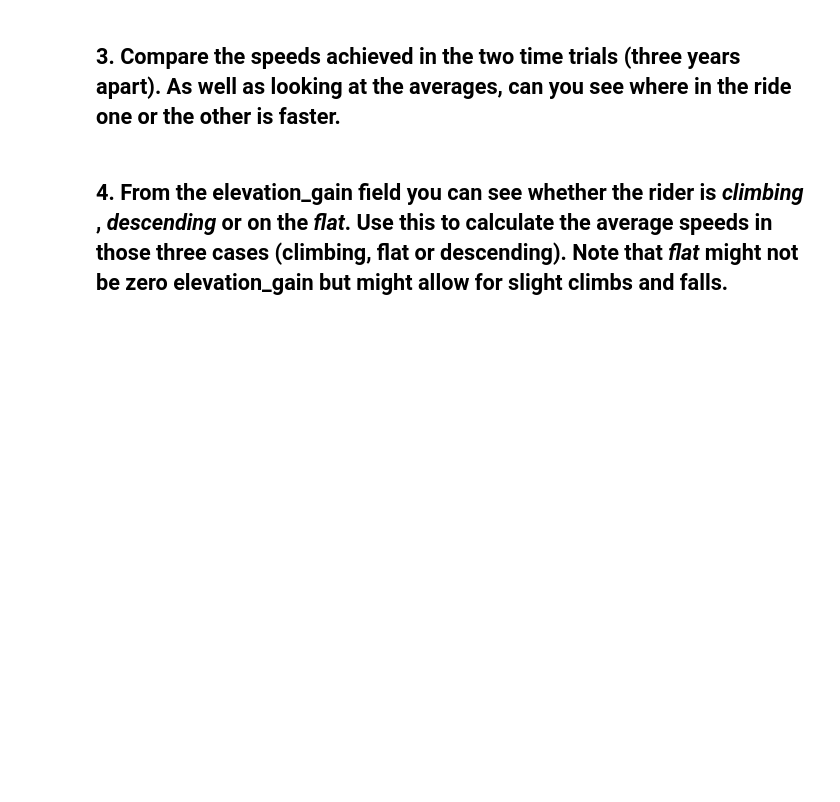
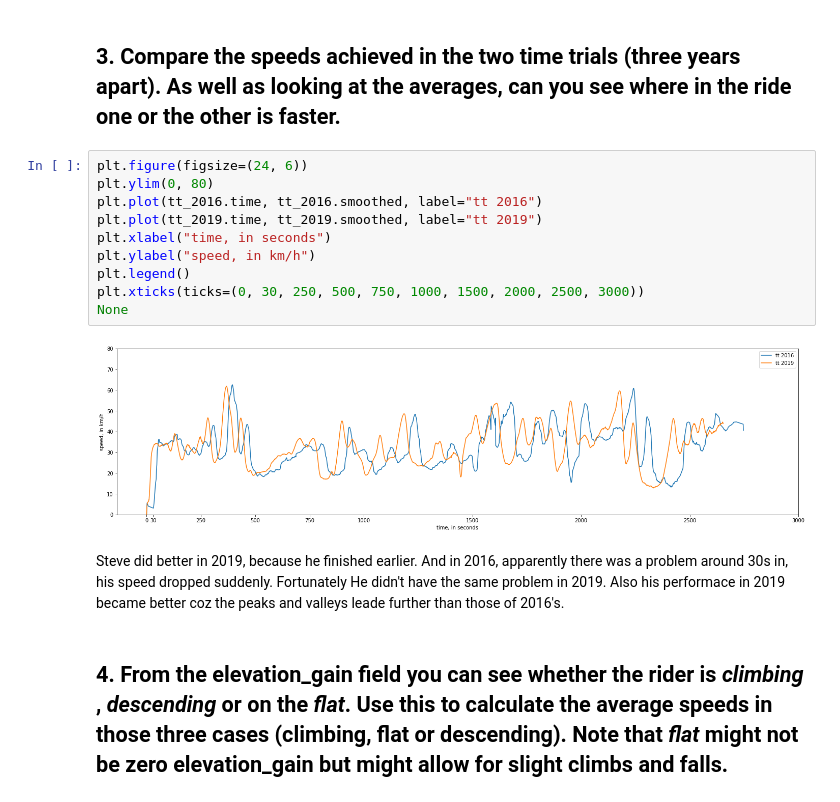
Before and after one commit to MQCOMP2200-S2-2021/data-science-portfolio-wenkangmq, a Jupyter notebook: Portfolio 1.ipynb, the cells around one changed output. Saved outputs shown, nothing was run; the diff lists cells and outputs as text; blank space fills up the shorter version.

```diff
--- a/Portfolio 1.ipynb
+++ b/Portfolio 1.ipynb
@@ -115,5 +175,19 @@ I have to say steve is quite fit, coz my average speed for riding around West Ry
 # %% [markdown]
 ## 3. Compare the speeds achieved in the two time trials (three years apart).  As well as looking at the averages, can you see where in the ride one or the other is faster.
+# %%
+plt.figure(figsize=(24, 6))
+plt.ylim(0, 80)
+plt.plot(tt_2016.time, tt_2016.smoothed, label="tt 2016")
+plt.plot(tt_2019.time, tt_2019.smoothed, label="tt 2019")
+plt.xlabel("time, in seconds")
+plt.ylabel("speed, in km/h")
+plt.legend()
+plt.xticks(ticks=(0, 30, 250, 500, 750, 1000, 1500, 2000, 2500, 3000))
+None
+# %% [output]
+[figure, added]
+# %% [markdown]
+Steve did better in 2019, because he finished earlier. And in 2016, apparently there was a problem around 30s in, his speed dropped suddenly. Fortunately He didn't have the same problem in 2019. Also his performace in 2019 became better coz the peaks and valleys leade further than those of 2016's.
 # %% [markdown]
 ## 4. From the elevation_gain field you can see whether the rider is _climbing_ , _descending_ or on the _flat_.   Use this to calculate the average speeds in those three cases (climbing, flat or descending).  Note that _flat_ might not be zero elevation_gain but might allow for slight climbs and falls.
 # %% [markdown]
```
Also changed, not shown: parts of 9 cells of this notebook.
